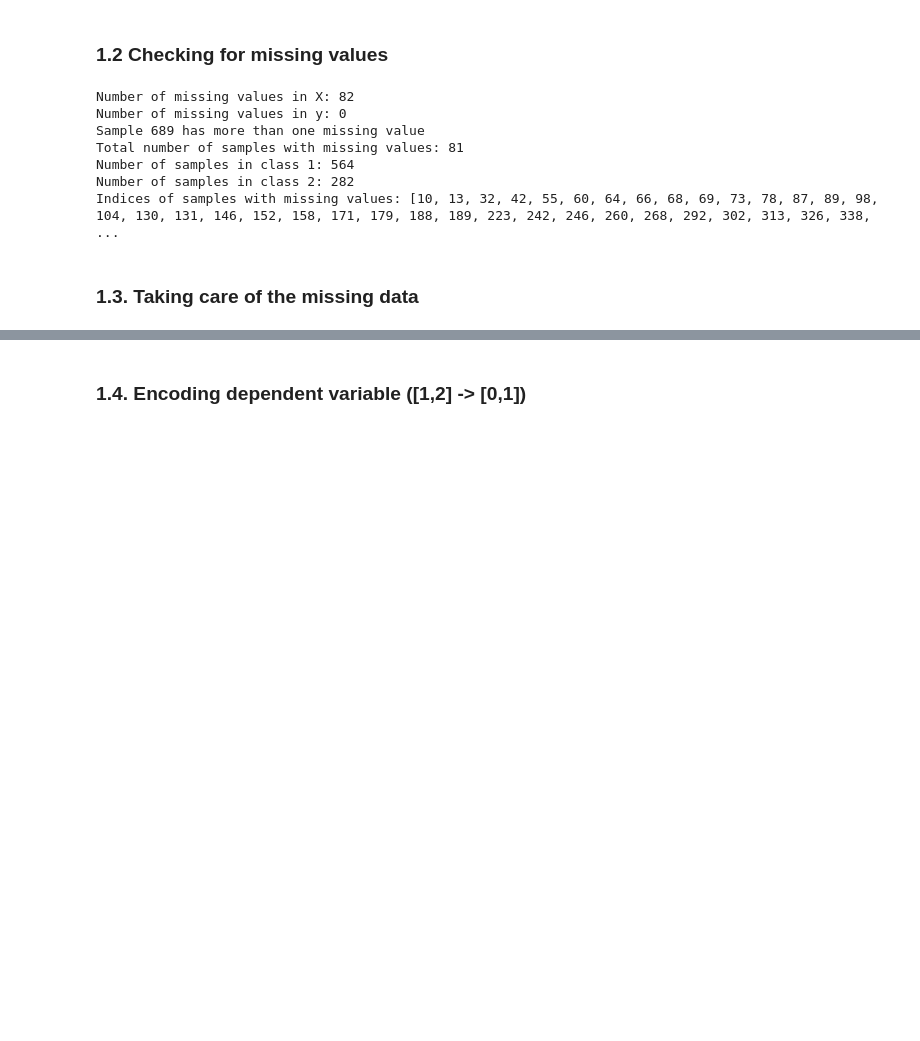
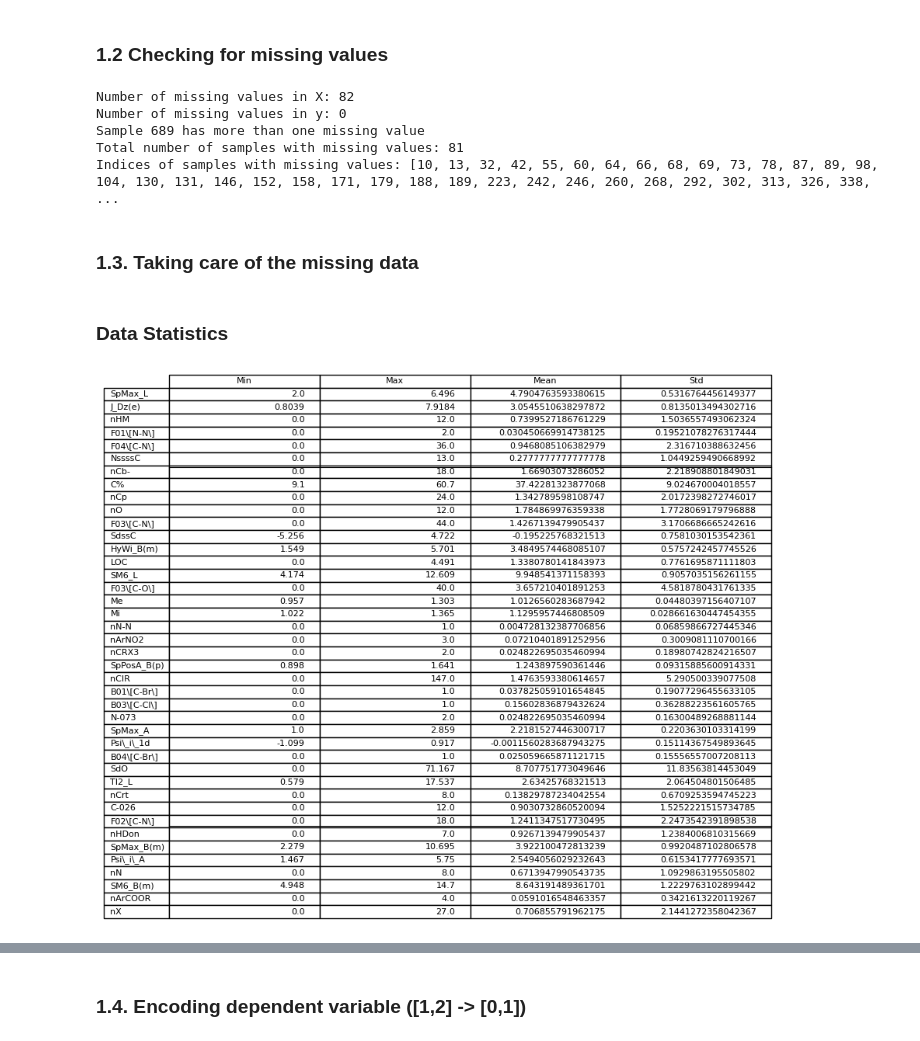
Before and after one commit to bl4ko/Biodegradability-of-Chemicals, a Jupyter notebook: Prediction.ipynb, the cells around one changed output, grey strips where cells are left out. Cells and saved outputs as stored; diff of their text form; code cells hidden in the pictures; blank space fills up the shorter version.

Commit message:
Adding some statistics

```diff
--- a/Prediction.ipynb
+++ b/Prediction.ipynb
@@ -93,17 +93,12 @@ for i in range(len(X_train)):
         total_missing += 1
 print("Total number of samples with missing values: {}".format(total_missing))
 
-# Check how balanced is the target variable
-print("Number of samples in class 1: {}".format(np.sum(y_train == 1)))
-print("Number of samples in class 2: {}".format(np.sum(y_train == 2)))
 print("Indices of samples with missing values: {}".format(sorted(missing_indices)))
 # %% [output]
 Number of missing values in X: 82
 Number of missing values in y: 0
 Sample 689 has more than one missing value
 Total number of samples with missing values: 81
-Number of samples in class 1: 564
-Number of samples in class 2: 282
 Indices of samples with missing values: [10, 13, 32, 42, 55, 60, 64, 66, 68, 69, 73, 78, 87, 89, 98, 104, 130, 131, 146, 152, 158, 171, 179, 188, 189, 223, 242, 246, 260, 268, 292, 302, 313, 326, 338, ...
 # %% [markdown]
 ### 1.3. Taking care of the missing data
@@ -114,3 +109,5 @@ imputer = SimpleImputer(missing_values=np.nan, strategy="mean")
 imputer.fit(X_train)
 X_train = imputer.transform(X_train)
 X_test = imputer.transform(X_test)
+# %% [markdown]
+### Data Statistics
@@ -116,0 +166,18 @@ X_test = imputer.transform(X_test)
+# %%
+# Plot a table
+fig, ax = plt.subplots(figsize=(10, 6))
+
+
+table = ax.table(
+    cellText=data_stats,
+    rowLabels=feature_names,
+    colLabels=["Min", "Max", "Mean", "Std"],
+    loc="center",
+)
+
+# Remove the tick marks and labels from the axes
+ax.set_xticks([])
+ax.set_yticks([])
+plt.show()
+# %% [output]
+[figure, added]
```
Also changed, not shown: parts of 6 cells of this notebook, 1 other file.
